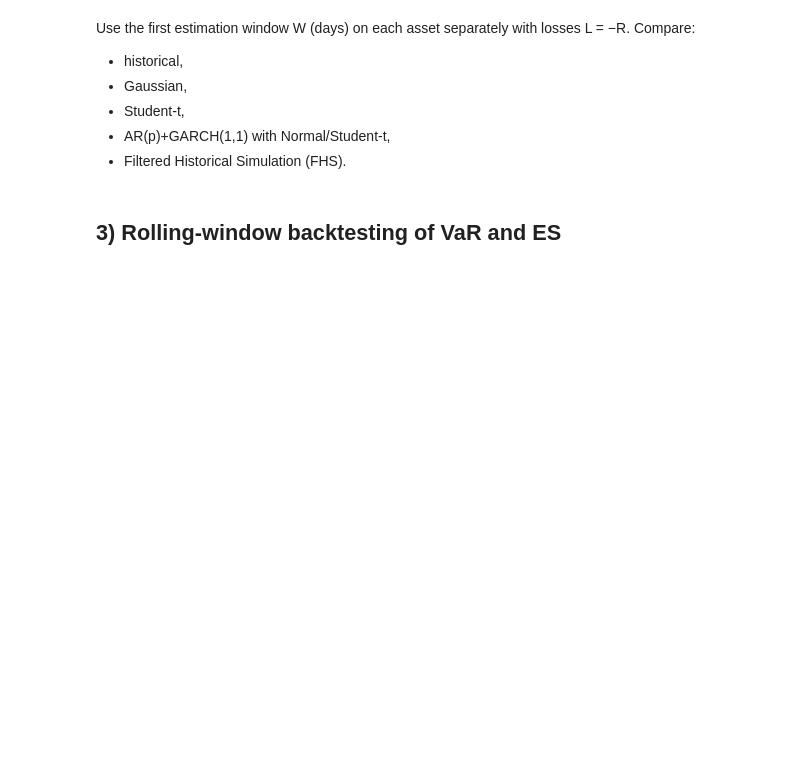
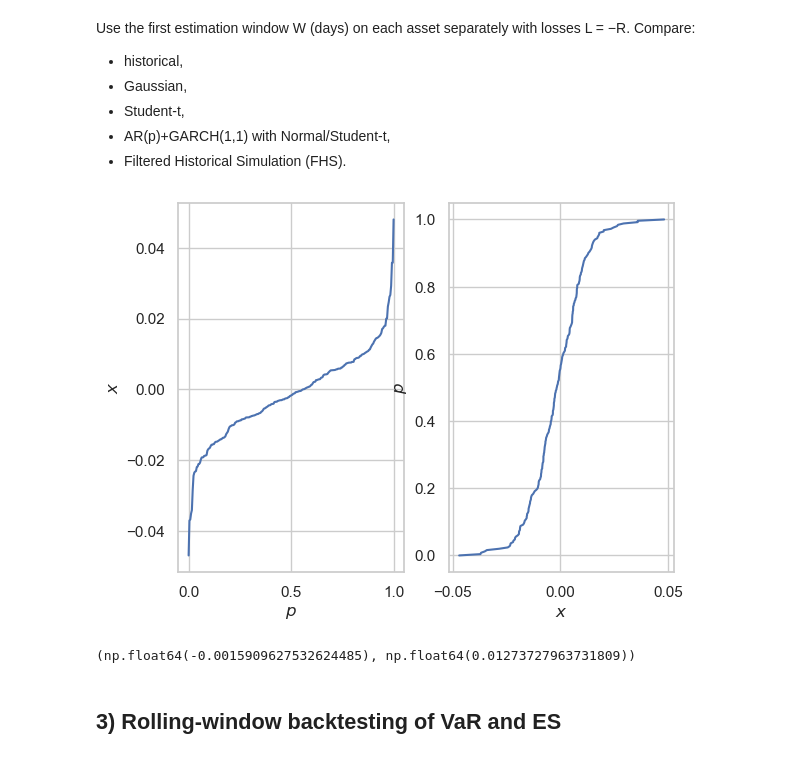
Before and after one commit to Tellefskofteland/QRM_project1, a Jupyter notebook: Project1_template_v2.ipynb, the cells around one changed output. Cells and saved outputs as stored; diff of their text form; code cells hidden in the pictures; blank space fills up the shorter version.

```diff
--- a/Project1_template_v2.ipynb
+++ b/Project1_template_v2.ipynb
@@ -303,3 +298,42 @@ Compare:
+# %%
+# TODO
+W = 252
+
+
+L = -prices[:W+1].pct_change().dropna()
+# Sort losses for empirical CDF
+L_sorted_a = np.sort(L["AAPL"])
+empirical_cdf = np.linspace(0, 1, len(L_sorted_a))
+# plot the sorted data:
+fig = plt.figure()
+ax1 = fig.add_subplot(121)
+ax1.plot(empirical_cdf, L_sorted_a)
+ax1.set_xlabel('$p$')
+ax1.set_ylabel('$x$')
+
+ax2 = fig.add_subplot(122)
+ax2.plot(L_sorted_a, empirical_cdf)
+ax2.set_xlabel('$x$')
+ax2.set_ylabel('$p$')
+
+# print(empirical_cdf)
+
+
+# for the gaussian/student-t fitting, you can use
+# stats.norm.fit(data) / stats.t.fit(data)
+
+def empirical_VaR_ES(L, alpha):
+    VaR = np.quantile(L, alpha)
+    ES = L[L >= VaR].mean()  # average of exceedances (right tail)
+    return VaR, ES
+
+var, ES = empirical_VaR_ES(L, 0.05)
+# %% [output]
+[figure, added]
+# %%
+normal_a = stats.norm.fit(L["AAPL"])
+# %% [output]
+(np.float64(-0.0015909627532624485), np.float64(0.01273727963731809))
 # %% [markdown]
 ## 3) Rolling-window backtesting of VaR and ES
 # %% [markdown]
```
Also changed, not shown: parts of 10 cells of this notebook.
